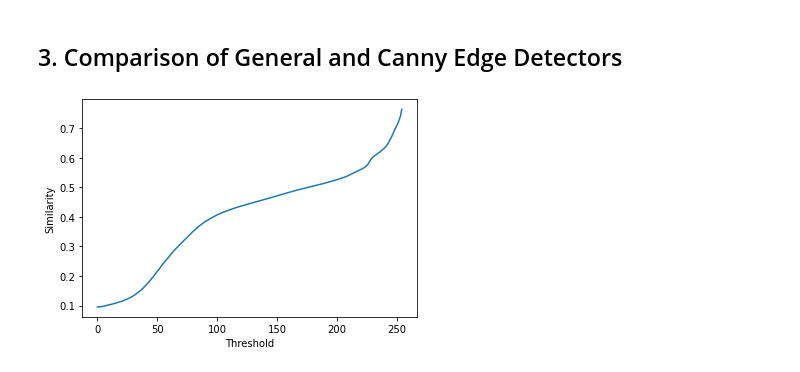
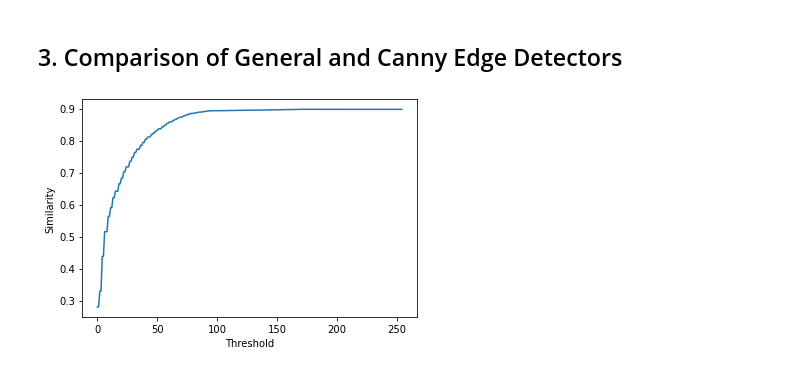
Before and after one commit to M4TTRX/elec-474-labs, a Jupyter notebook: Lab 3/prelab 3/Main_MatthieuRoux_20013052.ipynb, the cells around one changed output. Saved outputs shown, nothing was run; the diff lists cells and outputs as text; code cells hidden in the pictures.

```diff
--- a/Lab 3/prelab 3/Main_MatthieuRoux_20013052.ipynb
+++ b/Lab 3/prelab 3/Main_MatthieuRoux_20013052.ipynb
@@ -9,7 +9,7 @@ spiral_url = "spiral.jpg"
 lines_url = "lines.jpg"
 custom_image_url = "custom_image.png"
 
-img_path = lines_url
+img_path = spiral_url
 
 img = cv2.cvtColor(cv2.imread(img_path), cv2.COLOR_BGR2GRAY)
 
@@ -143,15 +143,15 @@ cv2.destroyAllWindows()
 # %%
 def get_difference_ratio(img1, img2):
     img_mask = img1 == img2
     number_of_pixels = img1.shape[0] * img1.shape[1]
     return sum(sum(img_mask)) / number_of_pixels
 
-similarity_arr = [get_difference_ratio(img_canny, apply_threshold(img, threshold)) for threshold in range(255)]
+similarity_arr = [get_difference_ratio(img_canny, apply_threshold(gm, threshold)) for threshold in range(255)]
 
 import matplotlib.pyplot as plt
 plt.plot(similarity_arr)
 plt.ylabel('Similarity')
 plt.xlabel('Threshold')
 plt.show()
 # %% [output]
-[figure, old version]
+[figure, new version]
```
